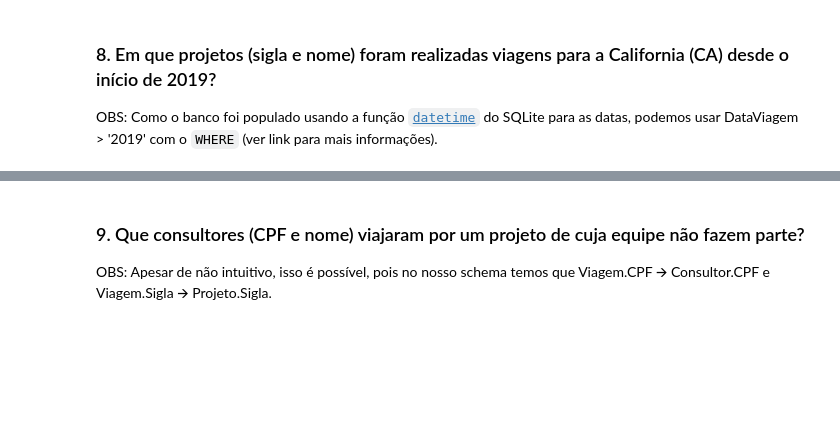
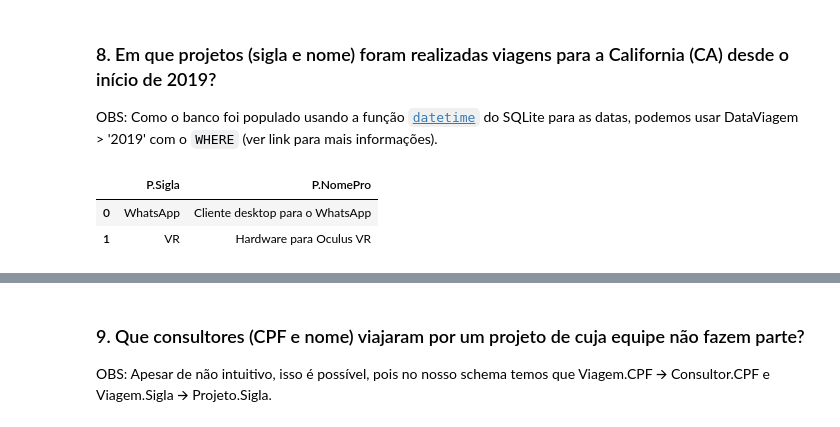
Before and after one commit to abnermneves/ibd, a Jupyter notebook: exercicios/Exercícios parte 2.ipynb, the cells around one changed output, grey strips where cells are left out. Saved outputs shown, nothing was run; the diff lists cells and outputs as text; code cells hidden in the pictures; blank space fills up the shorter version.

```diff
--- a/exercicios/Exercícios parte 2.ipynb
+++ b/exercicios/Exercícios parte 2.ipynb
@@ -215,3 +215,16 @@ df
 # %% [markdown]
 ### 8. Em que projetos (sigla e nome) foram realizadas viagens para a California (CA) desde o início de 2019?
 OBS: Como o banco foi populado usando a função [`datetime`](https://www.sqlite.org/lang_datefunc.html) do SQLite para as datas, podemos usar DataViagem > '2019' com o `WHERE` (ver link para mais informações).
+# %%
+df = pd.read_sql_query("SELECT DISTINCT P.Sigla, P.NomePro FROM Projeto P"
+                       + " INNER NATURAL JOIN (Viagem V"
+                       + " INNER JOIN Local L"
+                       + " ON V.Destino = L.NomeLoc)"
+                       + " WHERE L.UFLoc = 'CA'"
+                       + " AND V.DataViagem > '2019'"
+                       , conn)
+df
+# %% [output]
+|  | P.Sigla | P.NomePro |
+| 0 | WhatsApp | Cliente desktop para o WhatsApp |
+| 1 | VR | Hardware para Oculus VR |
```
Also changed, not shown: parts of 3 cells of this notebook.
